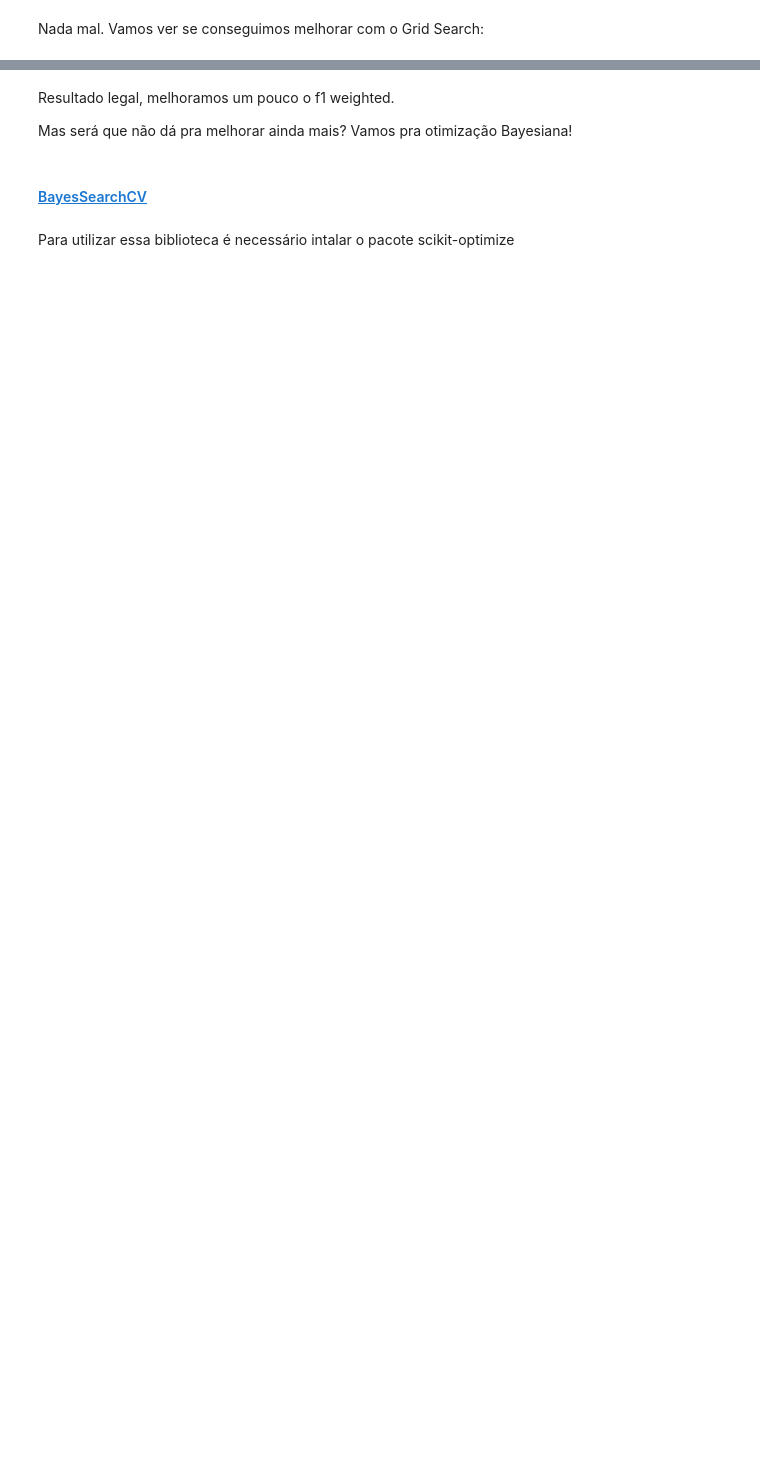
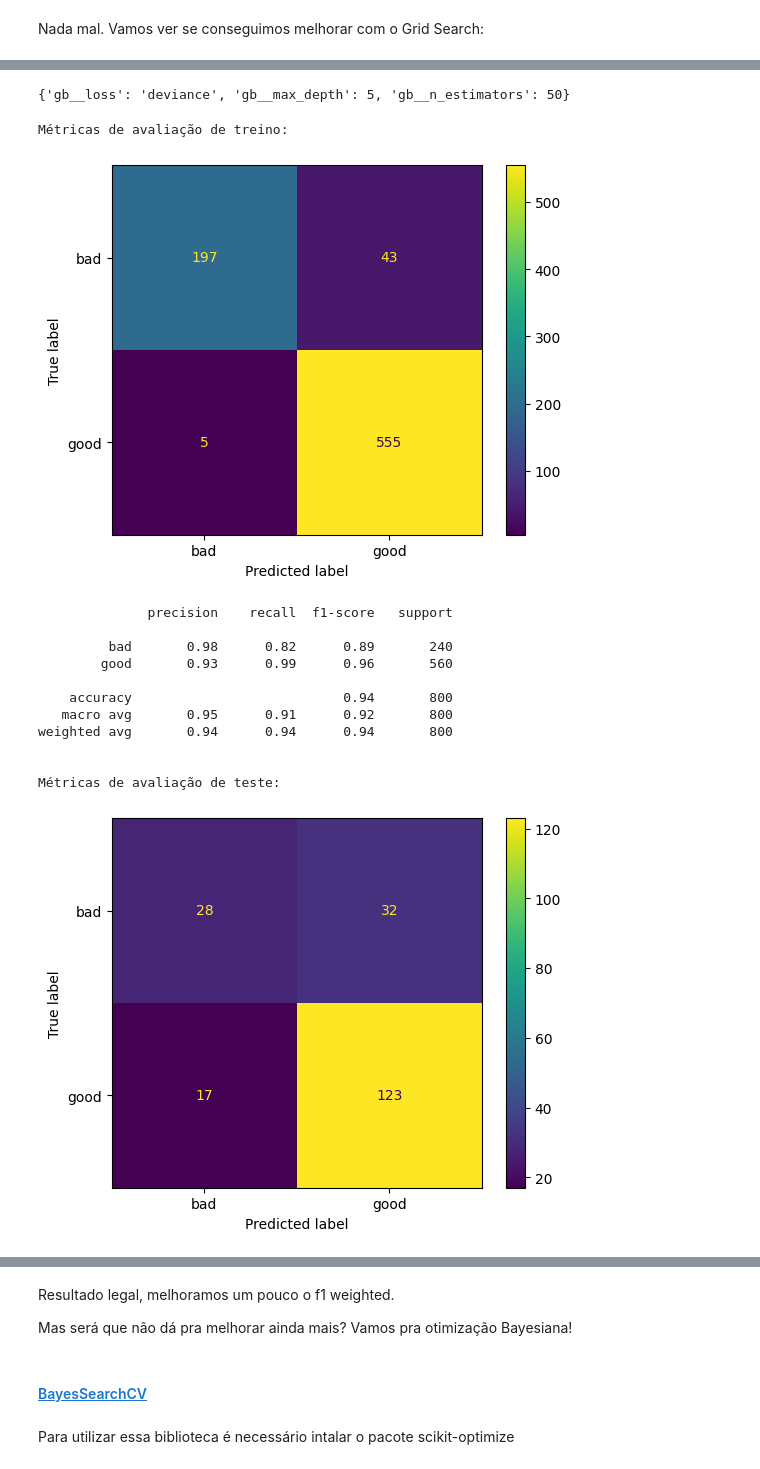
Before and after one commit to patriciacatandi/Lets_Code_DS_Degree_Alunos_ML, a Jupyter notebook: Módulo 11 - Machine Learning III/4 - Otimização de Parâmetros Avançada/Otimização de Parâmetros Avançada.ipynb, the cells around one changed output, grey strips where cells are left out. Saved outputs shown, nothing was run; the diff lists cells and outputs as text; code cells hidden in the pictures; blank space fills up the shorter version.

```diff
--- a/Módulo 11 - Machine Learning III/4 - Otimização de Parâmetros Avançada/Otimização de Parâmetros Avançada.ipynb
+++ b/Módulo 11 - Machine Learning III/4 - Otimização de Parâmetros Avançada/Otimização de Parâmetros Avançada.ipynb
@@ -350,6 +396,9 @@ Nada mal. Vamos ver se conseguimos melhorar com o Grid Search:
 # %%
 # cria pipeline com preprocessing + GradientBoostingClassifier
-
+pipe = Pipeline([
+    ('preprocessor', pre_processador),
+    ('gb', GradientBoostingClassifier(random_state=42))
+])
 
 # define grid de parametros
 params_grid = {"gb__loss" : ["deviance", "exponential"],
@@ -357,9 +406,10 @@ params_grid = {"gb__loss" : ["deviance", "exponential"],
                "gb__max_depth" : [5, 10, 15]}
 
 # instancia StratifiedKFold
-
+fold = StratifiedKFold(n_splits=5, random_state=42, shuffle=True)
 
 # instancia GridSearchCV
-
+grid_gb = GridSearchCV(pipe, param_grid=params_grid, scoring='f1_weighted', n_jobs=-1, cv=fold)
 
 # fit do grid
+grid_gb.fit(X_train, y_train)
@@ -366,5 +434,23 @@ params_grid = {"gb__loss" : ["deviance", "exponential"],
 # %%
 # retorna best_params_
+grid_gb.best_params_
+# %% [output]
+{'gb__loss': 'deviance', 'gb__max_depth': 5, 'gb__n_estimators': 50}
 # %%
 # salva f1_weighted
-score_grid =
+score_grid = metricas_classificacao(grid_gb, X_train, X_test, y_train, y_test)
+# %% [output]
+Métricas de avaliação de treino:
+[figure, added]
+              precision    recall  f1-score   support
+
+         bad       0.98      0.82      0.89       240
+        good       0.93      0.99      0.96       560
+
+    accuracy                           0.94       800
+   macro avg       0.95      0.91      0.92       800
+weighted avg       0.94      0.94      0.94       800
+
+
+Métricas de avaliação de teste:
+[figure, added]
```
Also changed, not shown: parts of 17 cells of this notebook.
